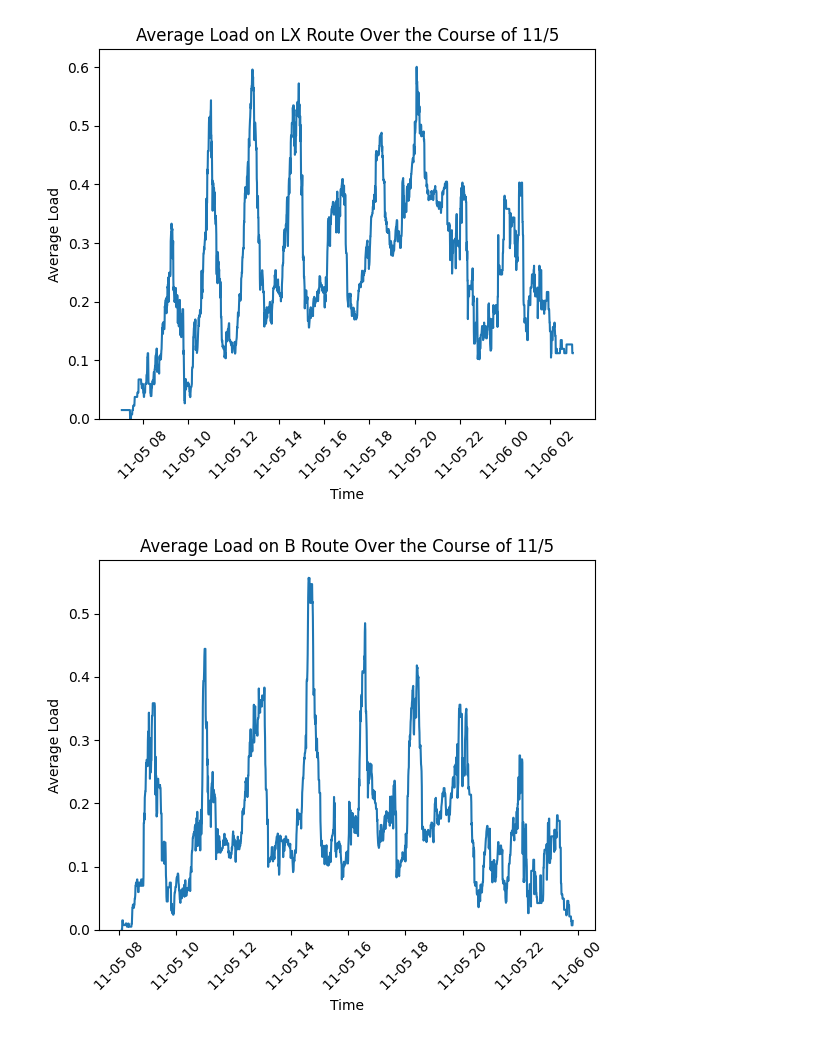
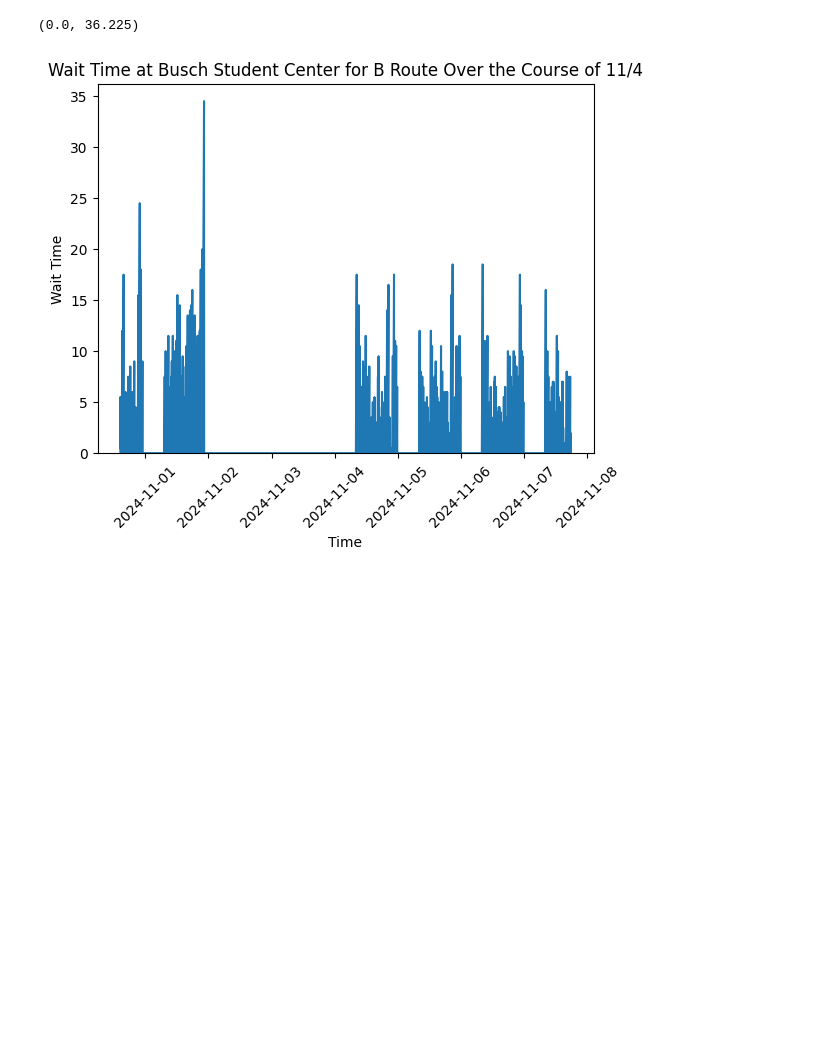
Before and after one commit to AkeBoss-tech/RutgersBusAnalysis, a Jupyter notebook: another.ipynb, the cells around one changed output. Saved outputs shown, nothing was run; the diff lists cells and outputs as text; code cells hidden in the pictures; blank space fills up the shorter version.

Commit message:
rah im the best grapher in the east

```diff
--- a/another.ipynb
+++ b/another.ipynb
@@ -35,25 +78,40 @@ data.head()
 # %%
-# show average load on LX route over time
-for route in data['routeName'].unique():
-    # limit the data to one day
-    data_time = data[(data['timestamp'] > '2024-11-05 6:00') & (data['timestamp'] < '2024-11-06 3:00')]
+# for a given route and stop create a graph for the wait time to catch the next bus
+route = 'B Route'
+stop = 'Busch Student Center'
+date_first = '10-31'
+date_end = '11-08'
 
-    # use timestamps from previous cell
-    data_route = data_time[data_time['routeName'] == route]
+# limit the data to one day
+data_time = data[(data['timestamp'] >= f'2024-{date_first}') & (data['timestamp'] < f'2024-{date_end}')]
+data_route = data_time[data_time['routeName'] == route]
+data_stop = data_route[data_route['stop'] == stop]
 
-    # get the average load at each timestamp
-    timestamps = data_route['timestamp'].dt.floor('s').unique()
-    load = []
-    for timestamp in timestamps:
-        load.append(data_route[data_route['timestamp'].dt.floor('s') == timestamp]['load'].mean())
+# get the wait time at each timestamp
+timestamps = data_time['timestamp'].dt.floor('s').unique()
+wait = [0]
+longest = []
+for timestamp in timestamps:
+    if len(data_route[data_route['timestamp'].dt.floor('s') == timestamp]) == 0:
+        if wait[-1] != 0: longest.append([timestamp, wait[-1]])
+        wait.append(0)
+        continue
 
-    plt.plot(timestamps, load)
-    plt.xticks(rotation=45)
-    plt.title(f'Average Load on {route} Over the Course of 11/5')
-    plt.xlabel('Time')
-    plt.ylabel('Average Load')
-    plt.ylim(0)
-    plt.show()
+    if len(data_stop[data_stop['timestamp'].dt.floor('s') == timestamp]) >= 1:
+        if wait[-1] != 0: longest.append([timestamp, wait[-1]])
+        wait.append(0)
+    else:
+        wait.append(0.5 + wait[-1])
+
+# remove the first element
+wait = wait[1:]
+
+plt.plot(timestamps, wait)
+plt.xticks(rotation=45)
+plt.title(f'Wait Time at {stop} for {route} Over the Course of 11/4')
+plt.xlabel('Time')
+plt.ylabel('Wait Time')
+plt.ylim(0)
 # %% [output]
+(0.0, 36.225)
-[figure, old version]
+[figure, new version]
-[figure, removed]
```
Also changed, not shown: parts of 6 cells of this notebook, 5 other files.
